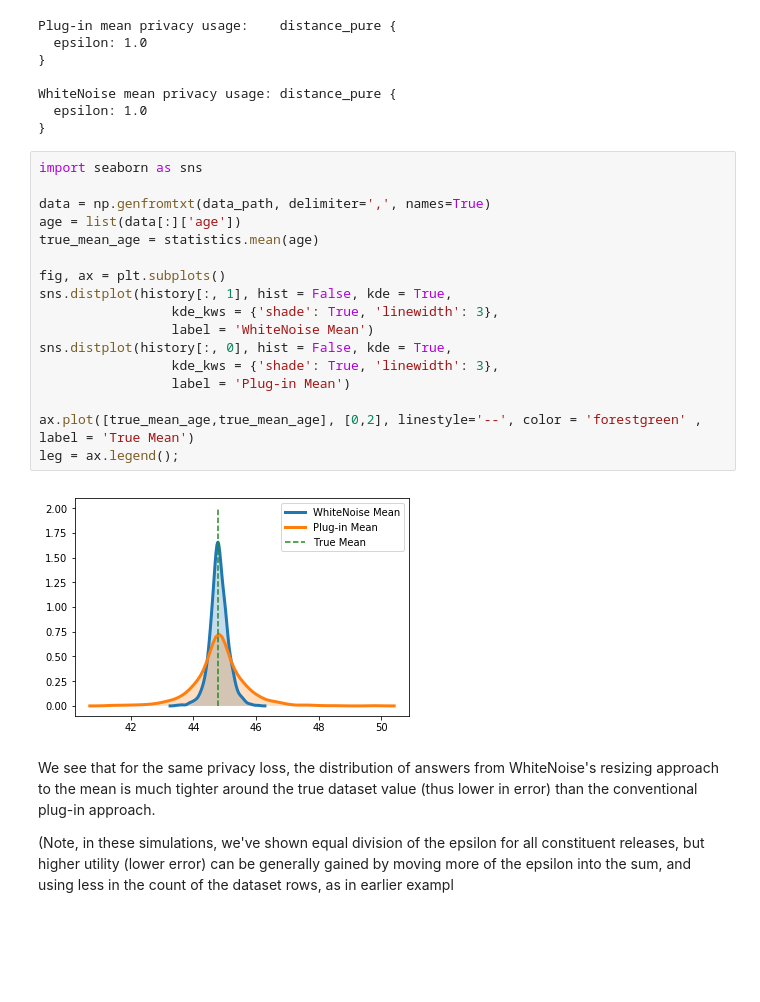
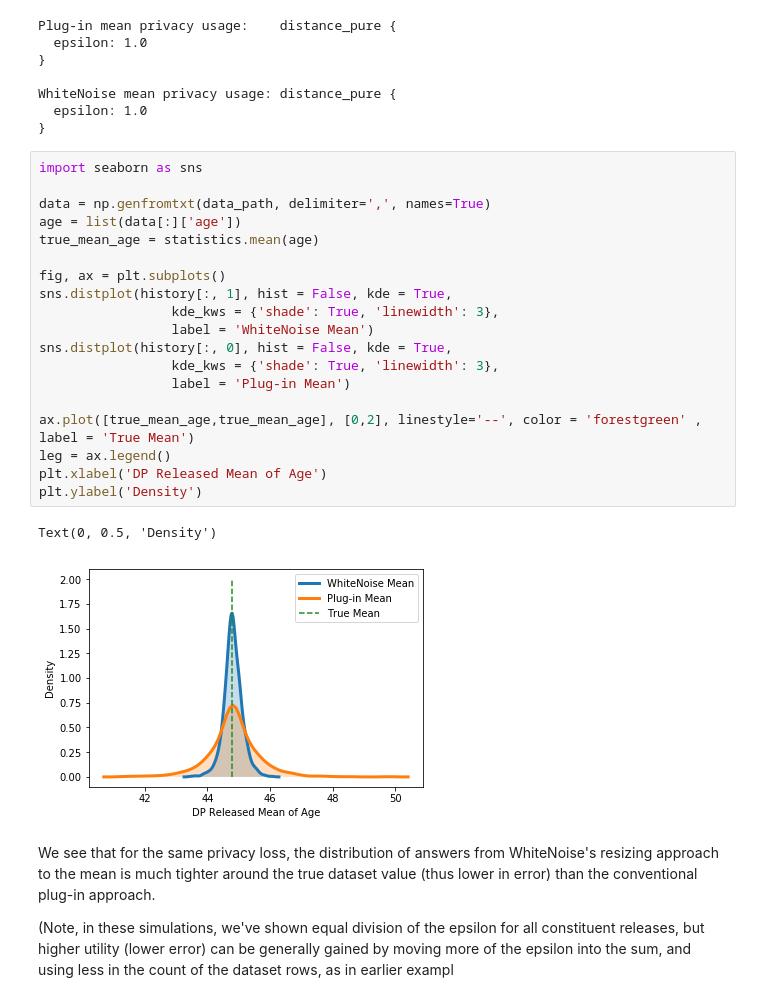
Before and after one commit to opendp/smartnoise-samples, a Jupyter notebook: analysis/unknown_dataset_size.ipynb, the cells around one changed output. Saved outputs shown, nothing was run; the diff lists cells and outputs as text; blank space fills up the shorter version.

```diff
--- a/analysis/unknown_dataset_size.ipynb
+++ b/analysis/unknown_dataset_size.ipynb
@@ -314,22 +314,25 @@ WhiteNoise mean privacy usage: distance_pure {
 # %%
 import seaborn as sns
 
 data = np.genfromtxt(data_path, delimiter=',', names=True)
 age = list(data[:]['age'])
 true_mean_age = statistics.mean(age)
 
 fig, ax = plt.subplots()
 sns.distplot(history[:, 1], hist = False, kde = True,
                  kde_kws = {'shade': True, 'linewidth': 3},
                  label = 'WhiteNoise Mean')
 sns.distplot(history[:, 0], hist = False, kde = True,
                  kde_kws = {'shade': True, 'linewidth': 3},
                  label = 'Plug-in Mean')
 
 ax.plot([true_mean_age,true_mean_age], [0,2], linestyle='--', color = 'forestgreen' , label = 'True Mean')
-leg = ax.legend();
+leg = ax.legend()
+plt.xlabel('DP Released Mean of Age')
+plt.ylabel('Density')
 # %% [output]
+Text(0, 0.5, 'Density')
-[figure, old version]
+[figure, new version]
 # %% [markdown]
 We see that for the same privacy loss, the distribution of answers from WhiteNoise's resizing approach to the mean is much tighter around the true dataset value (thus lower in error) than the conventional plug-in approach.
 
```
